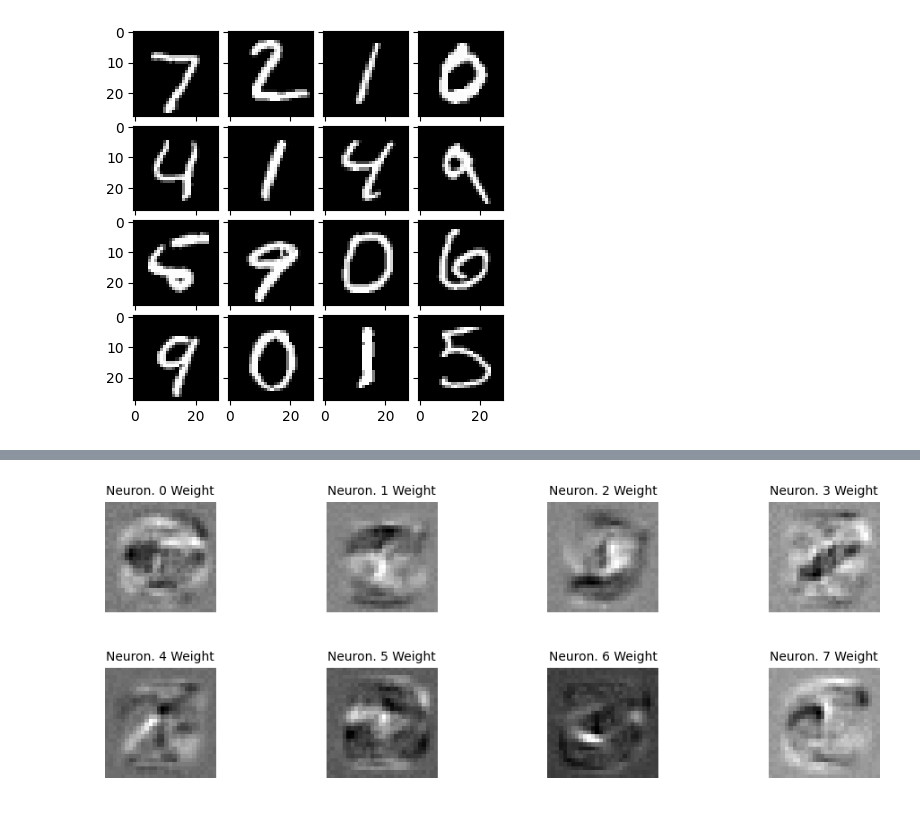
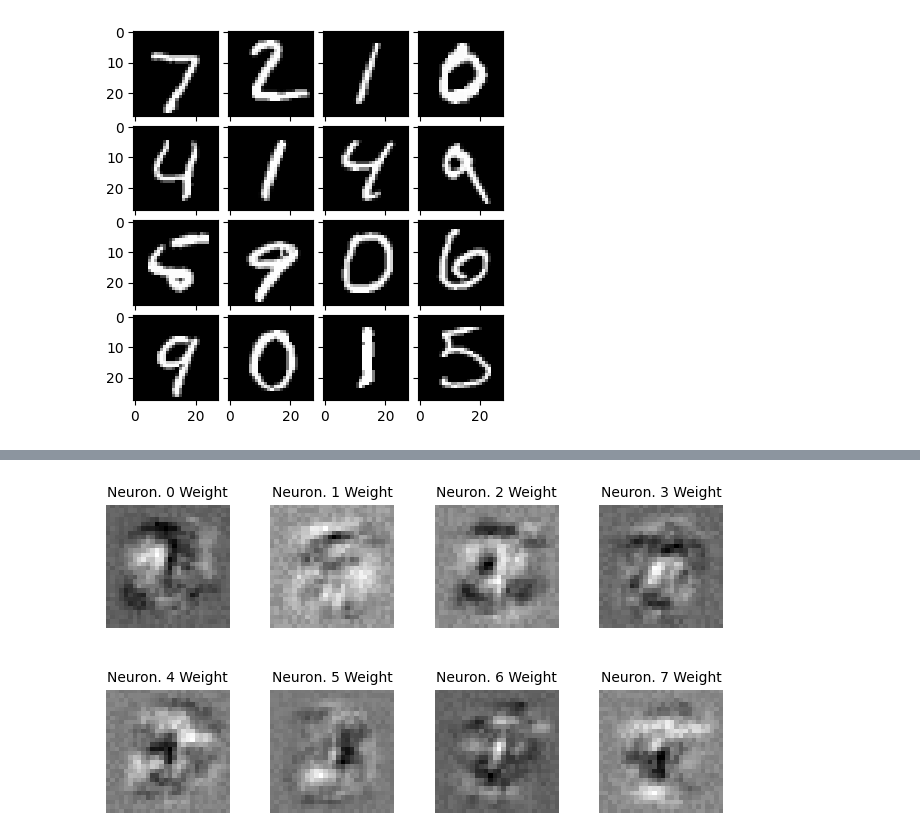
Before and after one commit to webstah/csbc-into-to-dl-2025, a Jupyter notebook: class_assignments/class_3_multi_layer_perceptron.ipynb, the cells around one changed output, grey strips where cells are left out. Drawn from its saved outputs; the diff is of its cells as text; code cells hidden in the pictures.

```diff
--- a/class_assignments/class_3_multi_layer_perceptron.ipynb
+++ b/class_assignments/class_3_multi_layer_perceptron.ipynb
@@ -65,14 +65,14 @@ class MLP(nn.Module):
 
     # define activations
     self.act = nn.Sigmoid()
-    self.tanh = nn.Tanh()
+    # self.tanh = nn.Tanh()
 
 
   def forward(self, x):
     x = torch.flatten(x, start_dim=1, end_dim=-1)
 
     h_1 = self.layer_1(x)
-    a_1 = self.tanh(h_1)
+    a_1 = self.act(h_1)
 
     h_2 = self.layer_2(a_1)
     y = self.act(h_2)
@@ -191,24 +234,24 @@ plt.show()
 # %%
 import matplotlib.pyplot as plt
 
 # visualize weights of first layer
 images = [model.layer_1.weight[i, :].detach().reshape(28, 28).cpu().numpy() for i in range(model.layer_1.weight.shape[0])]
 
 # Set up grid
 n_rows, n_cols = 2, model.layer_1.weight.shape[0]//2
-fig, axes = plt.subplots(n_rows, n_cols, figsize=(12, 4))  # Bigger figsize helps spacing
+fig, axes = plt.subplots(n_rows, n_cols, figsize=(2*model.layer_1.weight.shape[0]//2, 4))  # Bigger figsize helps spacing
 axes = axes.flatten()
 
 for i, (ax, image) in enumerate(zip(axes, images)):
     ax.imshow(image, cmap='gray')
     ax.set_title(f'Neuron. {i} Weight', fontsize=10)
     ax.axis('off')  # Hide axes ticks
 
 # Adjust spacing between plots and titles
 plt.subplots_adjust(wspace=0.3, hspace=0.5)
 
 plt.show()
 # %% [output]
-[figure, old version]
+[figure, new version]
 # %%
 import matplotlib.pyplot as plt
```
Also changed, not shown: parts of 4 cells of this notebook.
